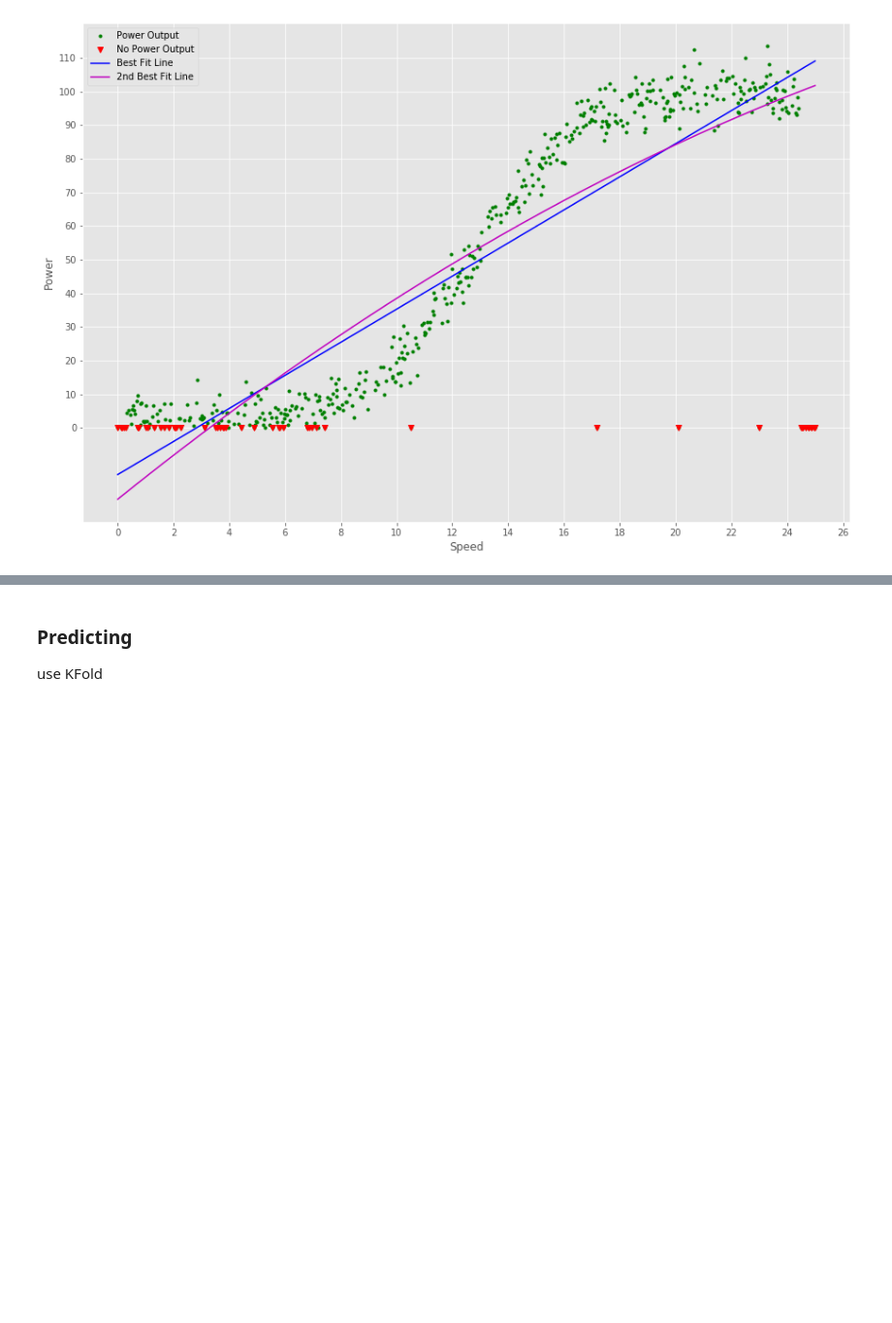
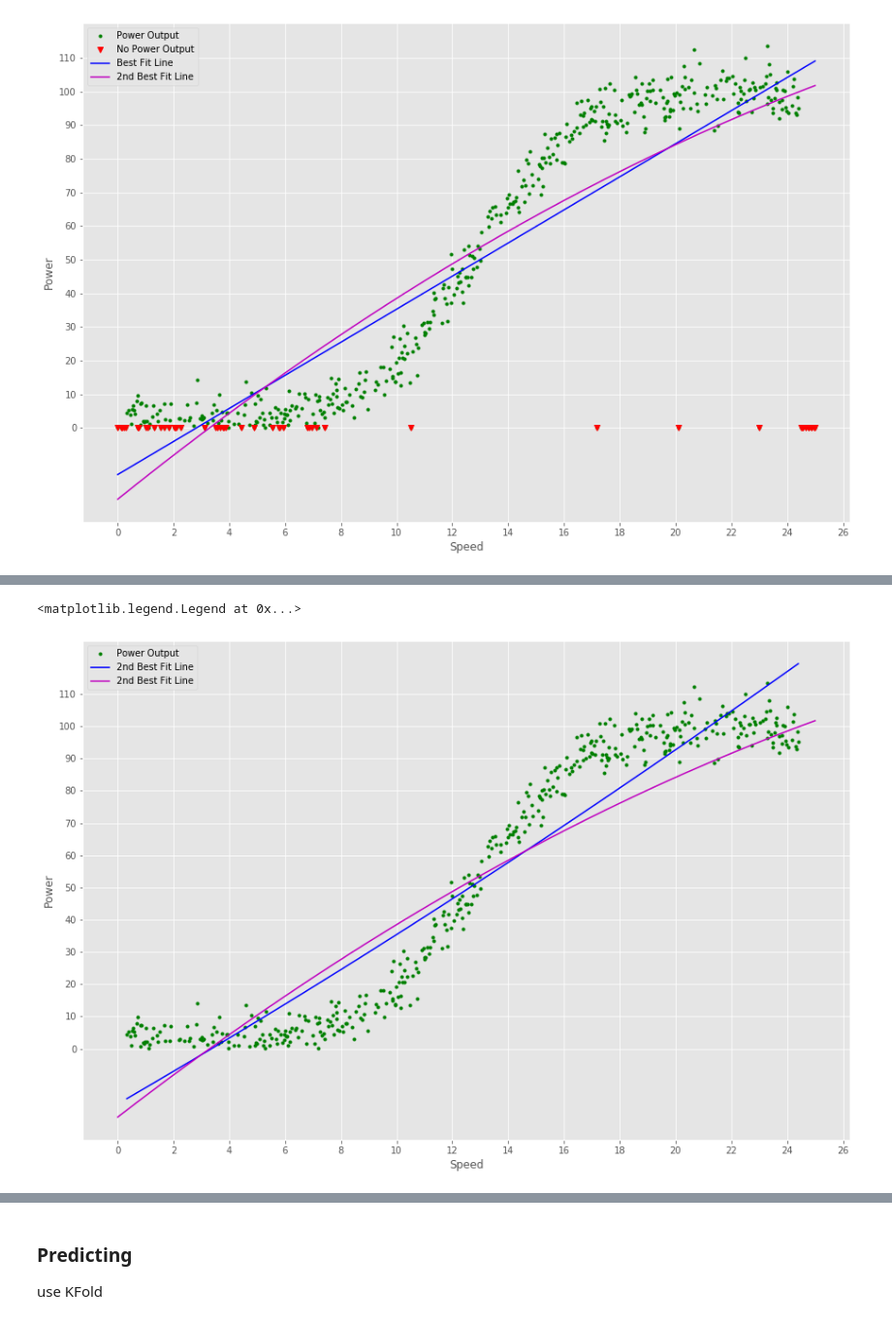
Before and after one commit to shaner1/FunDA_Project_2020, a Jupyter notebook: FunDA_Project_2020.ipynb, the cells around one changed output, grey strips where cells are left out. Shown: that part at 97% size. Drawn from its saved outputs; the diff is of its cells as text; code cells hidden in the pictures; blank space fills up the shorter version.

```diff
--- a/FunDA_Project_2020.ipynb
+++ b/FunDA_Project_2020.ipynb
@@ -294,0 +333,16 @@ np.polyfit(X, y,1)
+# %%
+# https://stackoverflow.com/questions/50120633/plotting-line-graph-with-highlighted-data-points/50120670
+# https://www.kite.com/python/answers/how-to-change-the-frequency-of-ticks-in-a-matplotlib-figure-in-python
+# https://realpython.com/ggplot-python/
+# https://matplotlib.org/3.1.1/gallery/style_sheets/ggplot.html
+x_mod = plt.plot(X_mod, y_mod, 'g.', label = 'Power Output')
+plt.plot(X_mod, m_mod * X_mod  * X_mod + c_mod * X_mod + b_mod, 'b-', label = '2nd Best Fit Line')
+plt.plot(X, m1 * X  * X + c1 * X + b, 'm-', label = '2nd Best Fit Line')
+plt.xlabel('Speed')
+plt.ylabel('Power')
+plt.xticks(np.arange(0,28,2))
+plt.yticks(np.arange(0,120,10))
+plt.legend()
+# %% [output]
+<matplotlib.legend.Legend at 0x...>
+[figure, added]
```
Also changed, not shown: parts of 24 cells of this notebook.
